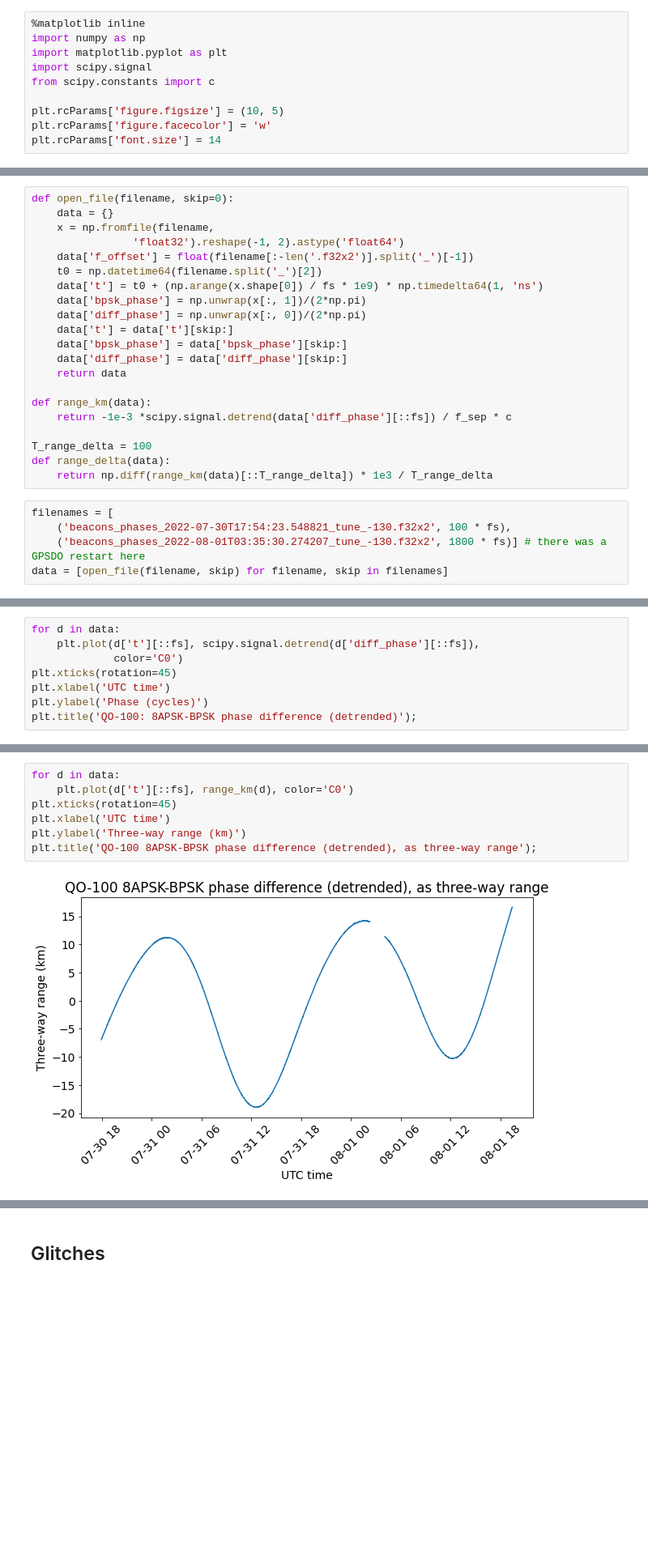
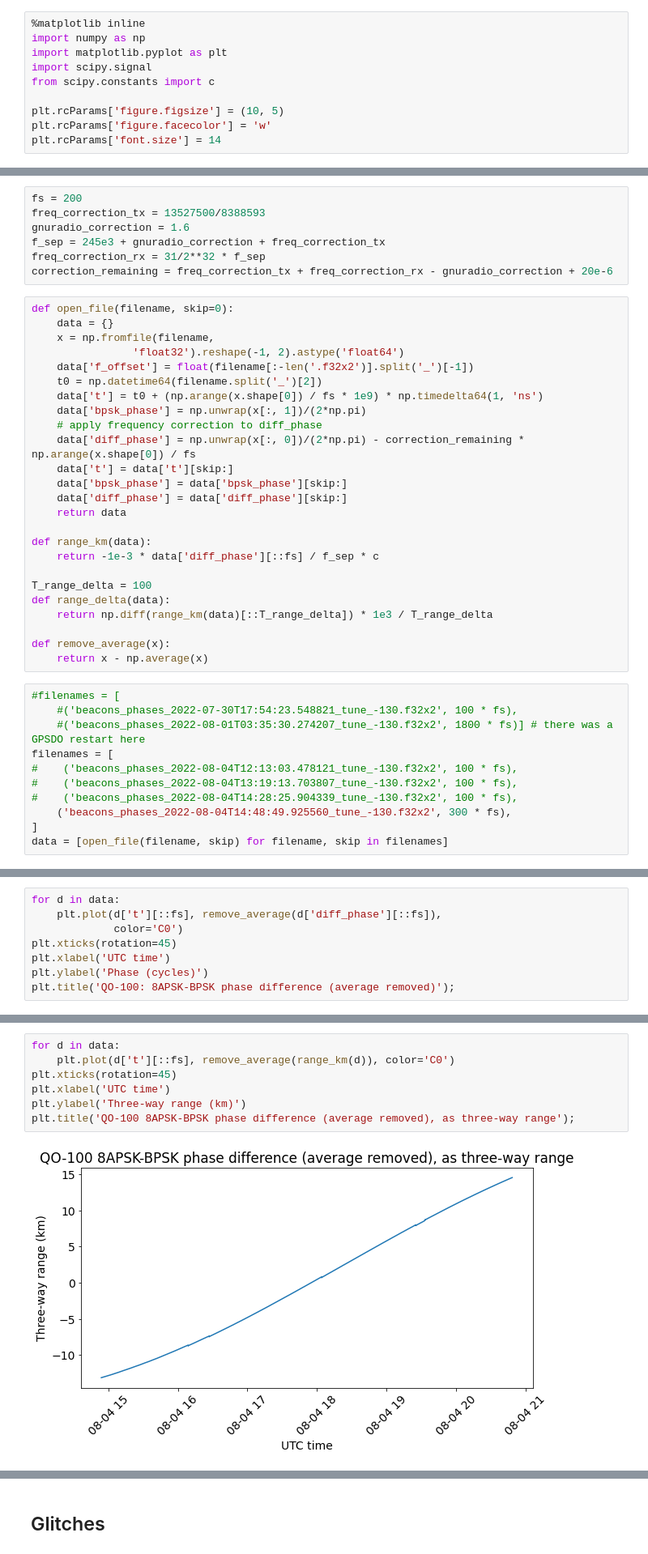
Before and after one commit to daniestevez/jupyter_notebooks, a Jupyter notebook: eshail2/beacon_phases/QO-100 Beacon phases.ipynb, the cells around one changed output, grey strips where cells are left out. Shown at 81% size. Saved outputs shown, nothing was run; the diff lists cells and outputs as text; blank space fills up the shorter version.

```diff
--- a/eshail2/beacon_phases/QO-100 Beacon phases.ipynb
+++ b/eshail2/beacon_phases/QO-100 Beacon phases.ipynb
@@ -14,3 +11,10 @@ f_sep = 245e3 + 1.6
+# %%
+fs = 200
+freq_correction_tx = 13527500/8388593
+gnuradio_correction = 1.6
+f_sep = 245e3 + gnuradio_correction + freq_correction_tx
+freq_correction_rx = 31/2**32 * f_sep
+correction_remaining = freq_correction_tx + freq_correction_rx - gnuradio_correction + 20e-6
 # %%
 def open_file(filename, skip=0):
     data = {}
@@ -20,22 +24,32 @@ def open_file(filename, skip=0):
     t0 = np.datetime64(filename.split('_')[2])
     data['t'] = t0 + (np.arange(x.shape[0]) / fs * 1e9) * np.timedelta64(1, 'ns')
     data['bpsk_phase'] = np.unwrap(x[:, 1])/(2*np.pi)
-    data['diff_phase'] = np.unwrap(x[:, 0])/(2*np.pi)
+    # apply frequency correction to diff_phase
+    data['diff_phase'] = np.unwrap(x[:, 0])/(2*np.pi) - correction_remaining * np.arange(x.shape[0]) / fs
     data['t'] = data['t'][skip:]
     data['bpsk_phase'] = data['bpsk_phase'][skip:]
     data['diff_phase'] = data['diff_phase'][skip:]
     return data
 
 def range_km(data):
-    return -1e-3 *scipy.signal.detrend(data['diff_phase'][::fs]) / f_sep * c
+    return -1e-3 * data['diff_phase'][::fs] / f_sep * c
 
 T_range_delta = 100
 def range_delta(data):
     return np.diff(range_km(data)[::T_range_delta]) * 1e3 / T_range_delta
+
+def remove_average(x):
+    return x - np.average(x)
 # %%
+#filenames = [
+    #('beacons_phases_2022-07-30T17:54:23.548821_tune_-130.f32x2', 100 * fs),
+    #('beacons_phases_2022-08-01T03:35:30.274207_tune_-130.f32x2', 1800 * fs)] # there was a GPSDO restart here
 filenames = [
-    ('beacons_phases_2022-07-30T17:54:23.548821_tune_-130.f32x2', 100 * fs),
-    ('beacons_phases_2022-08-01T03:35:30.274207_tune_-130.f32x2', 1800 * fs)] # there was a GPSDO restart here
+#    ('beacons_phases_2022-08-04T12:13:03.478121_tune_-130.f32x2', 100 * fs),
+#    ('beacons_phases_2022-08-04T13:19:13.703807_tune_-130.f32x2', 100 * fs),
+#    ('beacons_phases_2022-08-04T14:28:25.904339_tune_-130.f32x2', 100 * fs),
+    ('beacons_phases_2022-08-04T14:48:49.925560_tune_-130.f32x2', 300 * fs),
+]
 data = [open_file(filename, skip) for filename, skip in filenames]
 # %%
 T_freq = 10
@@ -51,9 +65,9 @@ plt.title('QO-100 BPSK beacon Doppler');
 # %%
 for d in data:
-    plt.plot(d['t'][::fs], scipy.signal.detrend(d['diff_phase'][::fs]),
+    plt.plot(d['t'][::fs], remove_average(d['diff_phase'][::fs]),
              color='C0')
 plt.xticks(rotation=45)
 plt.xlabel('UTC time')
 plt.ylabel('Phase (cycles)')
-plt.title('QO-100: 8APSK-BPSK phase difference (detrended)');
+plt.title('QO-100: 8APSK-BPSK phase difference (average removed)');
 # %% [output]
@@ -61,12 +75,12 @@ plt.title('QO-100: 8APSK-BPSK phase difference (detrended)');
 # %%
 for d in data:
-    plt.plot(d['t'][::fs], range_km(d), color='C0')
+    plt.plot(d['t'][::fs], remove_average(range_km(d)), color='C0')
 plt.xticks(rotation=45)
 plt.xlabel('UTC time')
 plt.ylabel('Three-way range (km)')
-plt.title('QO-100 8APSK-BPSK phase difference (detrended), as three-way range');
+plt.title('QO-100 8APSK-BPSK phase difference (average removed), as three-way range');
 # %% [output]
-[figure, old version]
+[figure, new version]
 # %%
 for d in data:
     plt.plot(d['t'][::fs*T_range_delta][:-1], range_delta(d),
```
Also changed, not shown: parts of 15 cells of this notebook.
